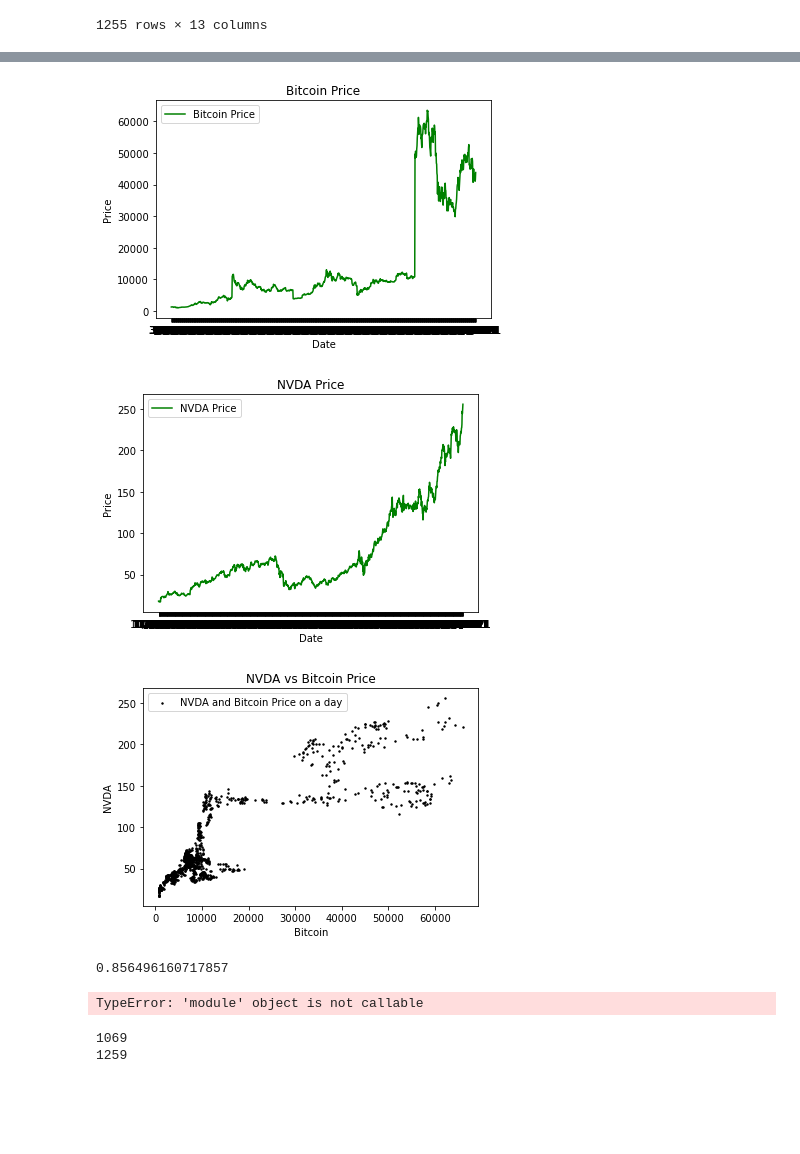
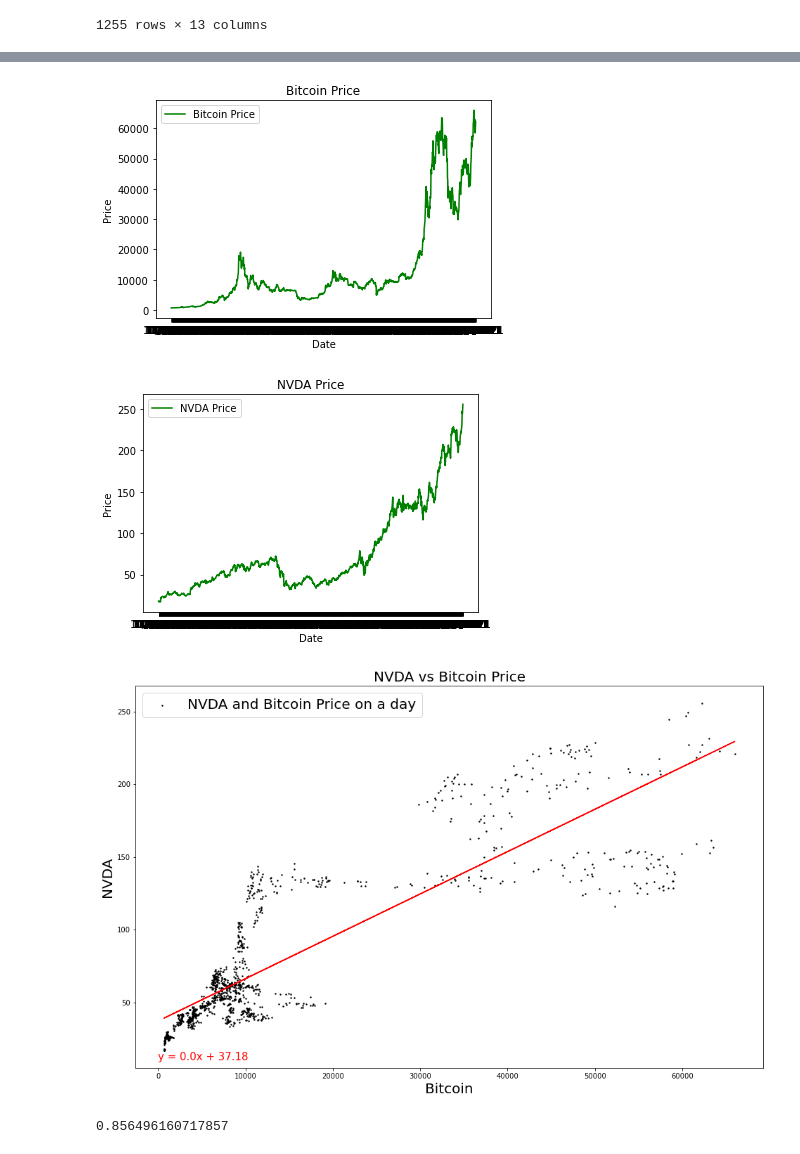
Before and after one commit to CharlotteC21/Cryptocurreny-Trend-Analysis-Group-Project, a Jupyter notebook: Bitcoin plot since 2016 to 10.29.21.ipynb, the cells around one changed output, grey strips where cells are left out. Saved outputs shown, nothing was run; the diff lists cells and outputs as text; code cells hidden in the pictures; blank space fills up the shorter version.

```diff
--- a/Bitcoin plot since 2016 to 10.29.21.ipynb
+++ b/Bitcoin plot since 2016 to 10.29.21.ipynb
@@ -119,6 +136,6 @@ fig.savefig('two_different_y_axis_for_single_python_plot_with_twinx.jpg',
 # %%
-dates = bitcoin_df_2020["Date"]
-close_price = bitcoin_df_2020["Close"]
+dates = bit_nvda_merge["Date"]
+close_price = bit_nvda_merge["Bitcoin Close"]
 
 plt.plot(dates, close_price, color="green", label="Bitcoin Price")
 plt.legend(loc="best")
@@ -127,8 +144,8 @@ plt.xlabel("Date")
 plt.ylabel("Price")
 plt.show()
 
-dates = nvda_df["Date"]
-close_price = nvda_df["Close"]
+dates = bit_nvda_merge["Date"]
+close_price = bit_nvda_merge["NVDA Close"]
 
 plt.plot(dates, close_price, color="green", label="NVDA Price")
 plt.legend(loc="best")
@@ -137,30 +154,31 @@ plt.xlabel("Date")
 plt.ylabel("Price")
 plt.show()
 # %% [output]
-[figure, old version]
+[figure, new version]
 [figure]
 # %%
 ## scatter plot of NVDA and Bitcoin
 bit_close_price = bit_nvda_merge["Bitcoin Close"]
 nvda_close_price = bit_nvda_merge["NVDA Close"]
 
+plt.figure(figsize=(16, 10))
+
+(slope, intercept, rvalue, pvalue, stderr) = st.linregress(bit_close_price, nvda_close_price)
+regress_values = slope * bit_close_price + intercept
+line_eq = "y = " + str(round(slope,2)) + "x + " + str(round(intercept,2))
+
+plt.annotate(line_eq,(6,10),fontsize=15,color="red")
 plt.scatter(bit_close_price, nvda_close_price, color="black", s=2, label="NVDA and Bitcoin Price on a day")
+plt.plot(bit_close_price,regress_values,"r-")
 
-plt.legend(loc="best")
-plt.title("NVDA vs Bitcoin Price")
-plt.xlabel("Bitcoin")
-plt.ylabel("NVDA")
+plt.legend(loc="best", fontsize=20)
+plt.title("NVDA vs Bitcoin Price", fontsize=20)
+plt.xlabel("Bitcoin", fontsize=20)
+plt.ylabel("NVDA", fontsize=20)
 
 correlation = st.pearsonr(bit_close_price, nvda_close_price)
 plt.show()
 correlation[0]
 # %% [output]
-[figure, old version]
+[figure, new version]
 0.856496160717857
-# %%
-(slope, intercept, rvalue, pvalue, stderr) = st(bit_close_price, nvda_close_price)
-# regress_values = bit_close_price * slope + intercept
-# line_eq = "y = " + str(round(slope,2)) + "x + " + str(round(intercept,2))
-# plt.annotate(line_eq,(6,10),fontsize=15,color="red")
-# %% [output]
-TypeError: 'module' object is not callable
@@ -169,6 +184,0 @@ plt.annotate(line_eq,(6,10),fontsize=15,color="red")
-# %%
-print(bit_close_price.count())
-print(nvda_close_price.count())
-# %% [output]
-1069
-1259
```
Also changed, not shown: parts of 5 cells of this notebook, 1 other file.
